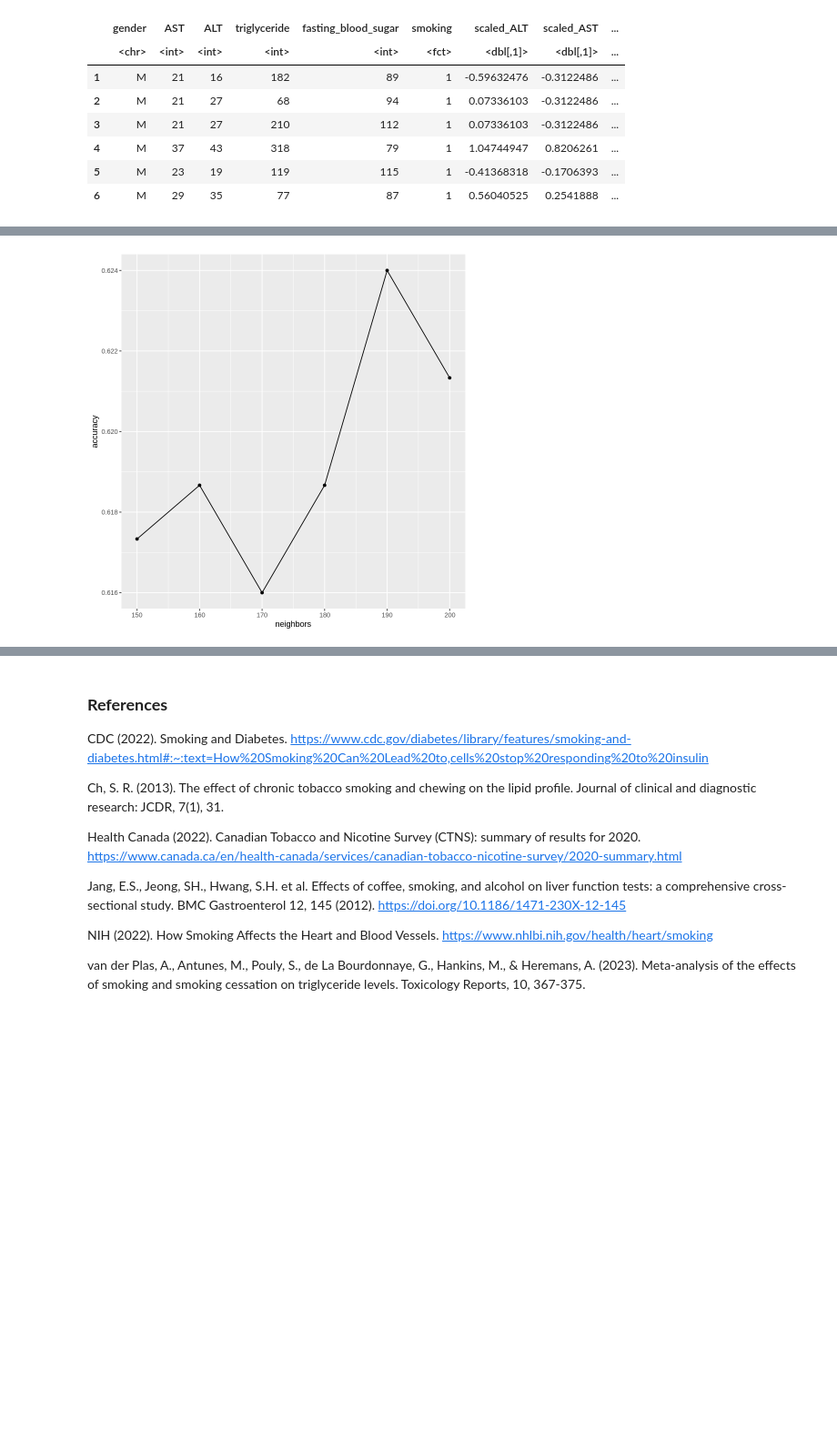
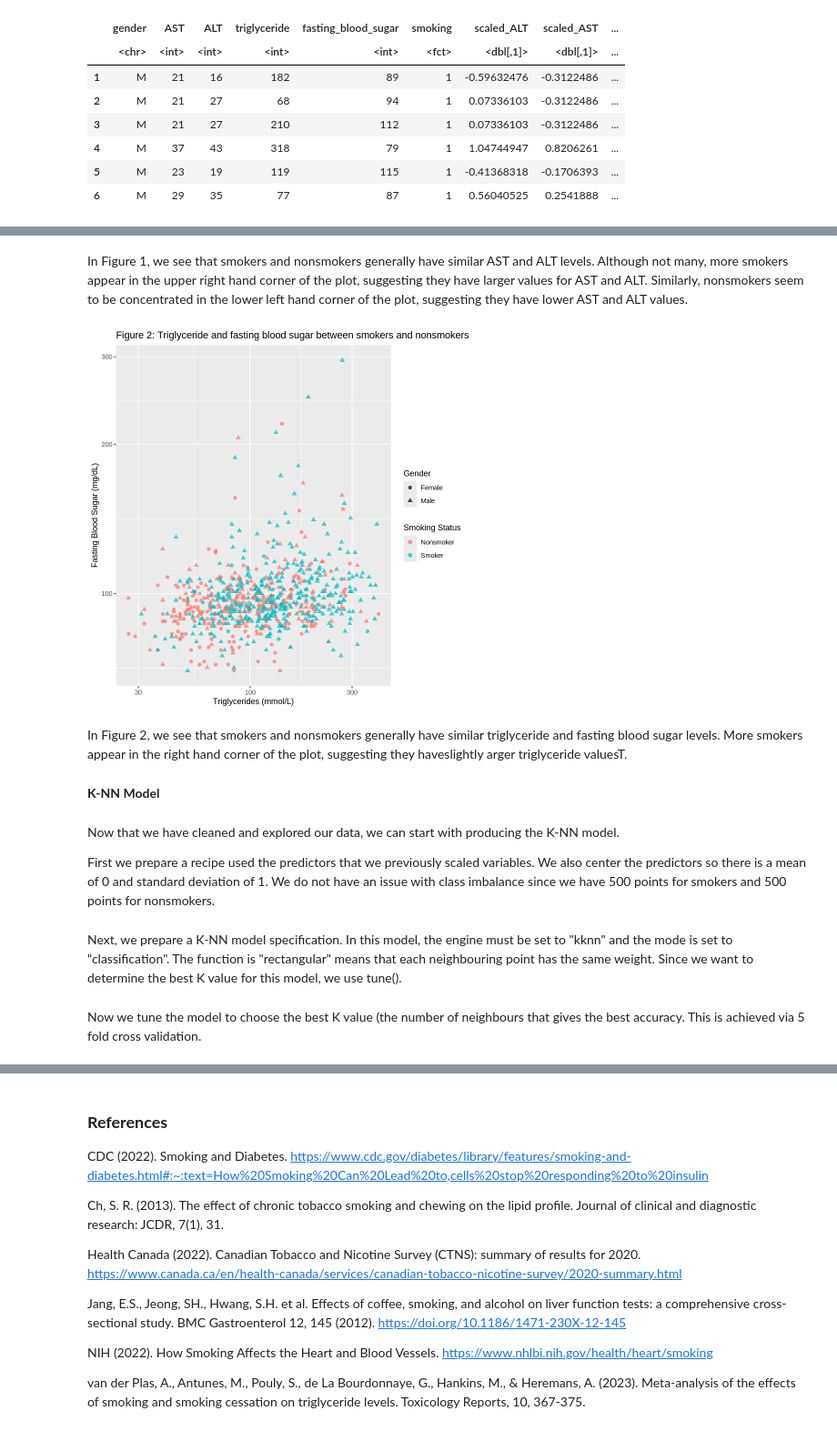
Before and after one commit to egreenall1/dsci100_group_project, a Jupyter notebook: final_group_project.ipynb, the cells around one changed output, grey strips where cells are left out. Shown at 91% size. Cells and saved outputs as stored; diff of their text form; code cells hidden in the pictures; blank space fills up the shorter version.

```diff
--- a/final_group_project.ipynb
+++ b/final_group_project.ipynb
@@ -134,10 +135,23 @@ Warning message:
-# %%
-knn_recipe <- recipe(smoking ~ scaled_AST + scaled_ALT + scaled_triglyceride + scaled_fasting_blood_sugar, data = smoking_training_data)
-vfold <- vfold_cv(smoking_training_data, v = 5, strata = smoking)
-knn_spec <- nearest_neighbor(weight_func = "rectangular", neighbors = tune()) |> set_engine("kknn") |> set_mode("classification")
-values <- tibble(neighbors = seq(from = 150, to = 200, by = 10))
-knn_best <- workflow() |> add_recipe(knn_recipe) |> add_model(knn_spec) |> tune_grid(resamples = vfold, grid = values) |> collect_metrics() |> filter(.metric == "accuracy")
-cross_val_plot <- knn_best |> ggplot(aes(x = neighbors, y = mean)) + geom_point() + geom_line() + labs(x = "neighbors", y = "accuracy")
-cross_val_plot
-# %% [output]
-[figure, removed]
+# %% [markdown]
+In Figure 1, we see that smokers and nonsmokers generally have similar AST and ALT levels. Although not many, more smokers appear in the upper right hand corner of the plot, suggesting they have larger values for AST and ALT. Similarly, nonsmokers seem to be concentrated in the lower left hand corner of the plot, suggesting they have lower AST and ALT values.
+# %%
+#create a plot of triglycerides vs fasting blood sugar
+smoking_training_plot_triglycerides_fasting_blood_sugar <- ggplot(smoking_training_data, aes(x = triglyceride, y = fasting_blood_sugar)) +
+    geom_point(alpha = 0.7, aes(color = smoking, shape = gender), size = 2) +
+    labs(x = "Triglycerides (mmol/L)", y = "Fasting Blood Sugar (mg/dL)", title = "Figure 2: Triglyceride and fasting blood sugar between smokers and nonsmokers", color = "Smoking Status", shape = "Gender") +
+    scale_x_log10() +
+    scale_y_log10() +
+    scale_colour_discrete(labels = c("Nonsmoker", "Smoker")) +
+    scale_shape_discrete(labels = c("Female", "Male"))
+
+smoking_training_plot_triglycerides_fasting_blood_sugar
+# %% [output]
+[figure, added]
+# %% [markdown]
+In Figure 2, we see that smokers and nonsmokers generally have similar triglyceride and fasting blood sugar levels. More smokers  appear in the right hand corner of the plot, suggesting they haveslightly  arger triglyceride valuesT.
+# %% [markdown]
+**K-NN Model**
+# %% [markdown]
+Now that we have cleaned and explored our data, we can start with producing the K-NN model.
+
+First we prepare a recipe used the predictors that we previously scaled variables. We also center the predictors so there is a mean of 0 and standard deviation of 1. We do not have an issue with class imbalance since we have 500 points for smokers and 500 points for nonsmokers.
@@ -143,0 +162,2 @@ cross_val_plot
+# %% [markdown]
+Next, we prepare a K-NN model specification. In this model, the engine must be set to "kknn" and the mode is set to "classification". The function is "rectangular" means that each neighbouring point has the same weight. Since we want to determine the best K value for this model, we use tune().
@@ -143,0 +169,2 @@ cross_val_plot
+# %% [markdown]
+Now we tune the model to choose the best K value (the number of neighbours that gives the best accuracy. This is achieved via 5 fold cross validation.
```
Also changed, not shown: parts of 43 cells of this notebook.
